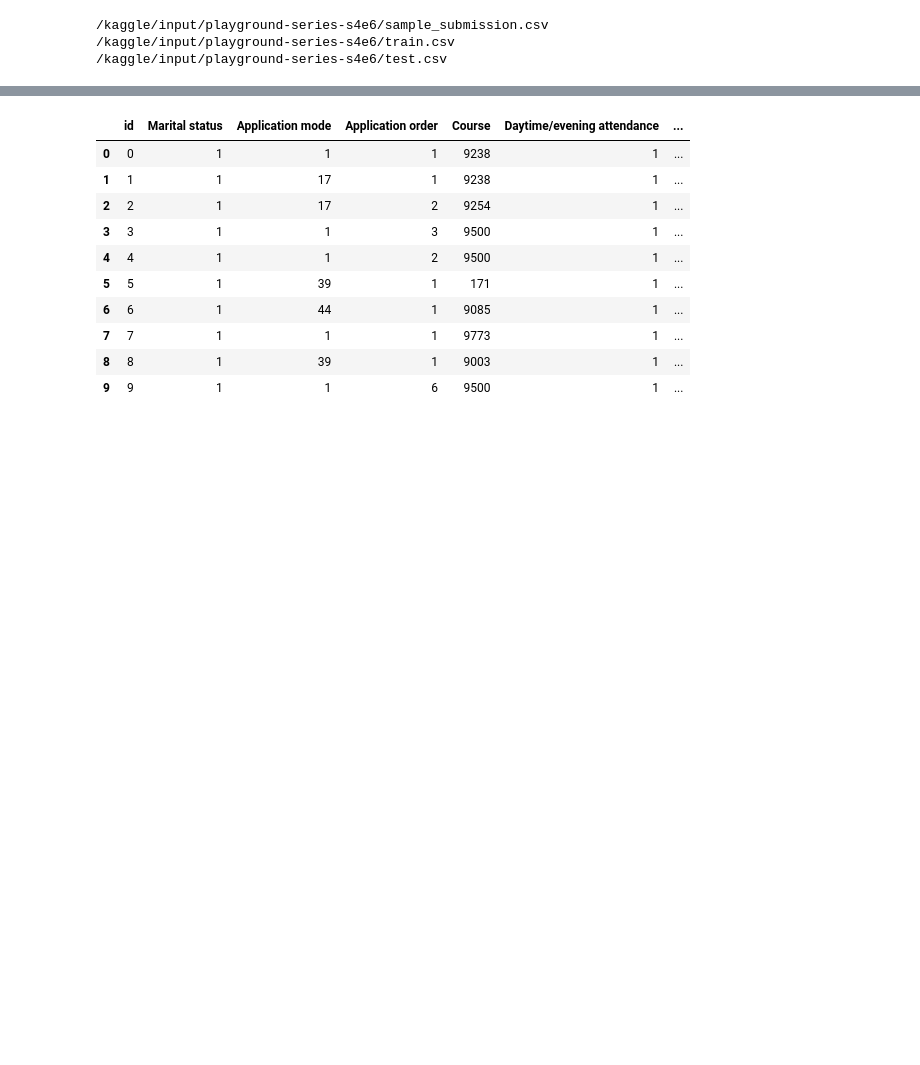
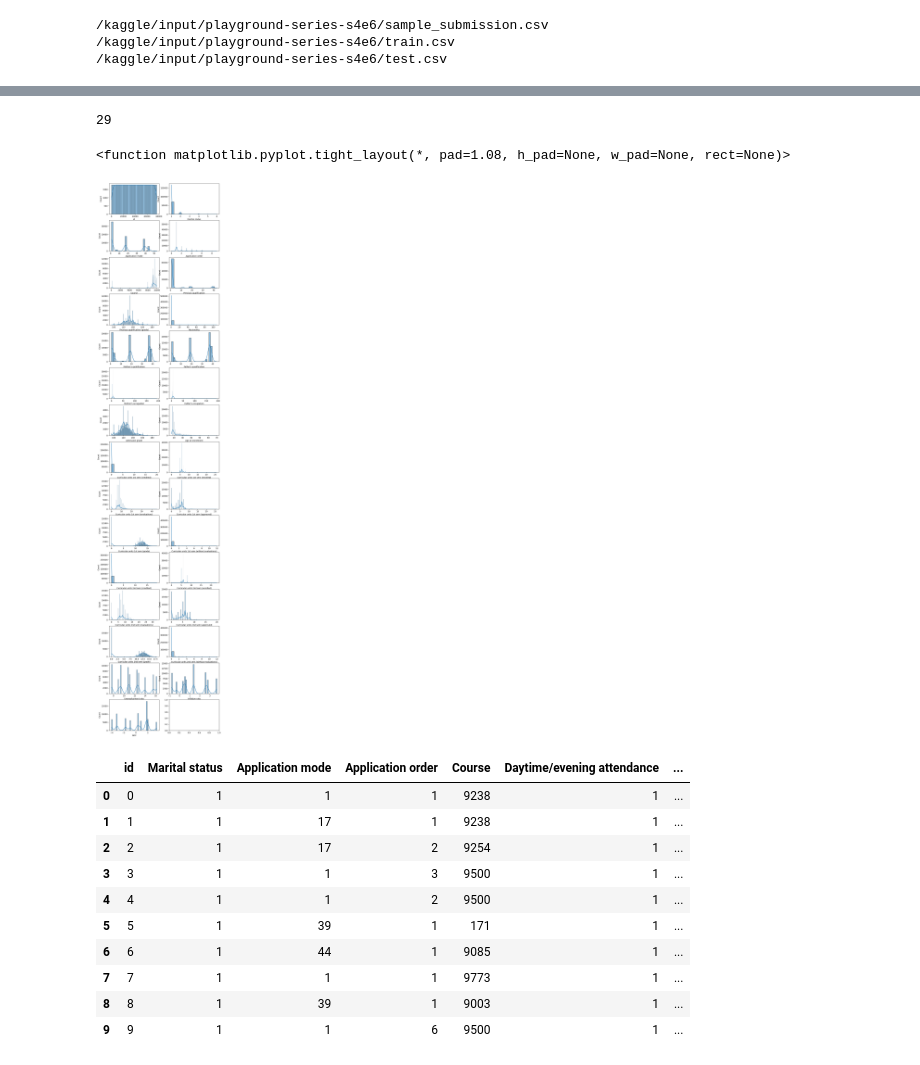
Before and after one commit to vaishakhRaveendran/Kaggle, a Jupyter notebook: tabular-season-4-episode-6.ipynb, the cells around one changed output, grey strips where cells are left out. Saved outputs shown, nothing was run; the diff lists cells and outputs as text; code cells hidden in the pictures; blank space fills up the shorter version.

```diff
--- a/tabular-season-4-episode-6.ipynb
+++ b/tabular-season-4-episode-6.ipynb
@@ -29,3 +32,5 @@ df_test=pd.read_csv(os.path.join(FILEPATH,'test.csv'))
 
 #COLUMNS
 COLS = df_train.columns.to_list()
+num_cols=df_train.select_dtypes(include=['int64','float64']).columns.to_list()
+target_col='Target'
@@ -32,3 +61,23 @@ COLS = df_train.columns.to_list()
+# %%
+#Data-visualisations........
+X= df_train.drop([f'{target_col}'],axis=1).reset_index(drop=True)
+y = df_train[[f'{target_col}']].reset_index(drop=True)
+y['Target']= y['Target'].map({'Dropout':0,'Enrolled':1,'Graduate':3})
+# %%
+COL_VISUALS = [col for col in num_cols if X[col].nunique() > 5 and X[col].std() > 0]
+# %%
+len(COL_VISUALS)
+# %% [output]
+29
+# %%
+fig,axs=plt.subplots(15, 2, figsize=(10, 10*5))
+ax=axs.flatten()
+for i,col in enumerate(COL_VISUALS):
+    sns.histplot(x=X[col],kde=True,ax=ax[i])
+plt.tight_layout
+# %% [output]
+<function matplotlib.pyplot.tight_layout(*, pad=1.08, h_pad=None, w_pad=None, rect=None)>
+[figure, added]
 # %%
 df_train.head(10)
 # %% [output]
```
Also changed, not shown: parts of 3 cells of this notebook.
